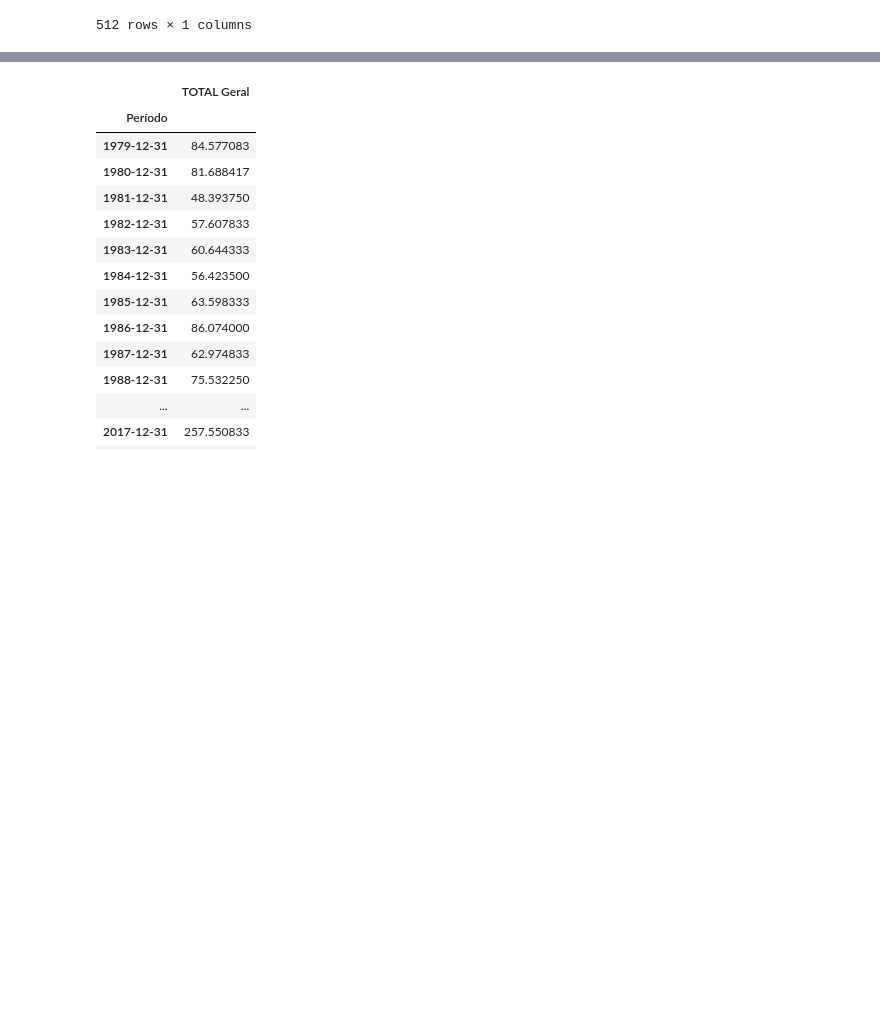
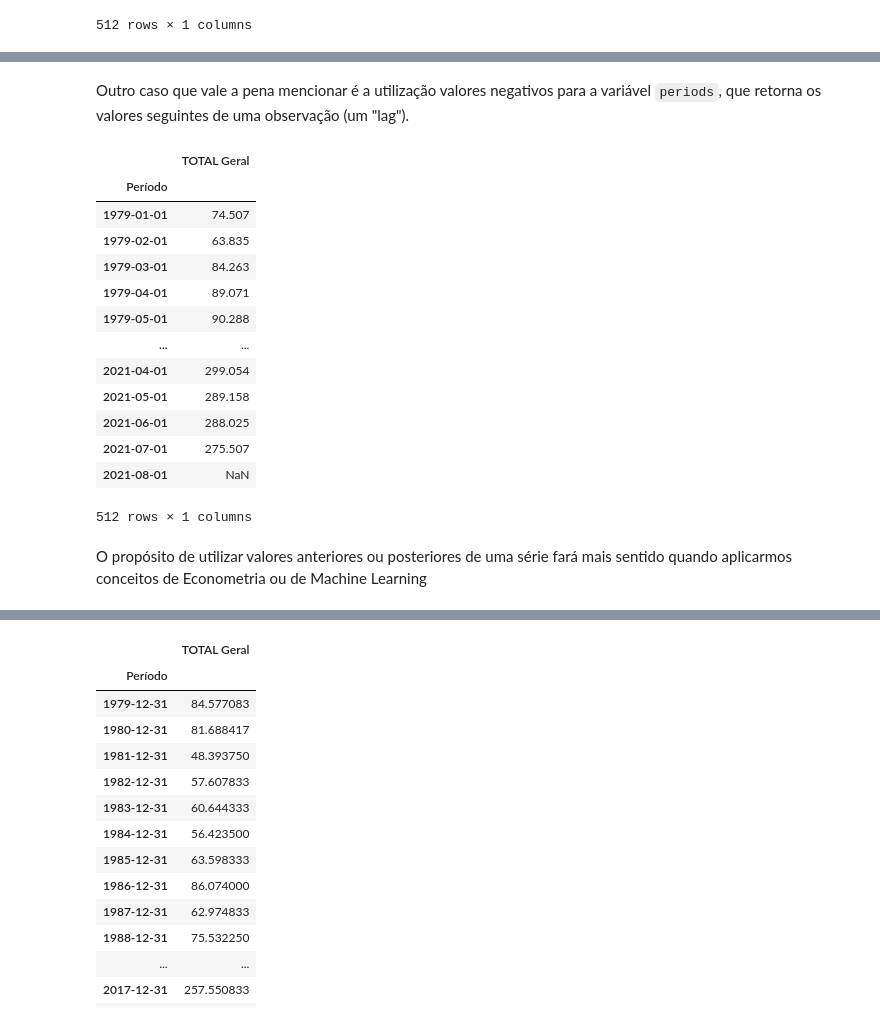
Before and after one commit to fea-dev-usp/Time-Series-Studies, a Jupyter notebook: Datetime e Pandas/manipul_series_temporais.ipynb, the cells around one changed output, grey strips where cells are left out. Cells and saved outputs as stored; diff of their text form; code cells hidden in the pictures; blank space fills up the shorter version.

````diff
--- a/Datetime e Pandas/manipul_series_temporais.ipynb
+++ b/Datetime e Pandas/manipul_series_temporais.ipynb
@@ -556,3 +581,24 @@ Apresentamos o exemplo de variações percentuais que é simples e pode até ser
+# %% [markdown]
+Outro caso que vale a pena mencionar é  a utilização valores negativos para a variável ```periods```, que retorna os valores seguintes de uma observação (um "lag").
+# %%
+vendas.shift(-1)
+# %% [output]
+|  | TOTAL Geral |
+| Período |  |
+| 1979-01-01 | 74.507 |
+| 1979-02-01 | 63.835 |
+| 1979-03-01 | 84.263 |
+| 1979-04-01 | 89.071 |
+| 1979-05-01 | 90.288 |
+| ... | ... |
+| 2021-04-01 | 299.054 |
+| 2021-05-01 | 289.158 |
+| 2021-06-01 | 288.025 |
+| 2021-07-01 | 275.507 |
+| 2021-08-01 | NaN |
+512 rows × 1 columns
+# %% [markdown]
+O propósito de utilizar valores anteriores ou posteriores de uma série fará mais sentido quando aplicarmos conceitos de Econometria ou de Machine Learning
 # %% [markdown]
 ## Resampling
 
````
Also changed, not shown: parts of 12 cells of this notebook.
